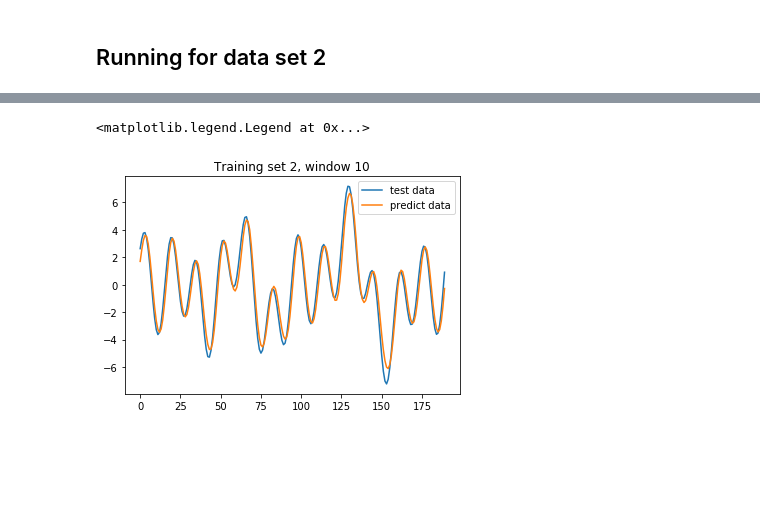
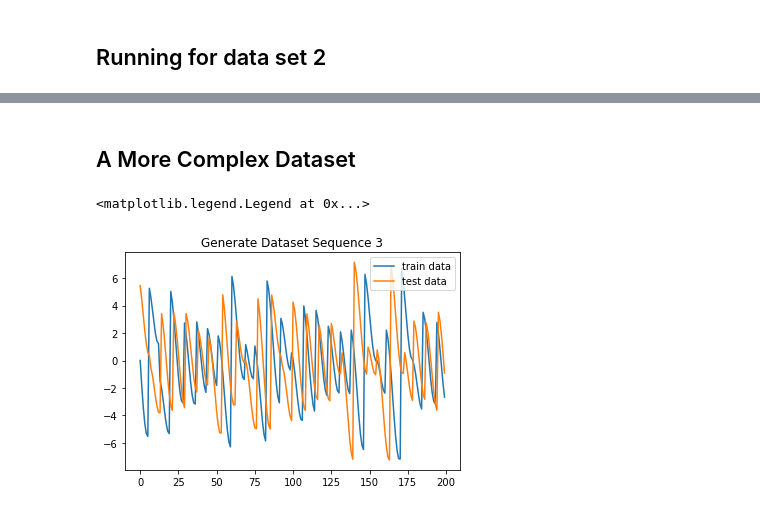
Before and after one commit to schumannc/RNN-with-python, a Jupyter notebook: 25.4 RNNs - Deep Learning Vol 2 From Basics to Practice (Glassner, Andrew).ipynb, the cells around one changed output, grey strips where cells are left out. Cells and saved outputs as stored; diff of their text form; code cells hidden in the pictures; blank space fills up the shorter version.

Commit message:
add more complexe data set

```diff
--- a/25.4 RNNs - Deep Learning Vol 2 From Basics to Practice (Glassner, Andrew).ipynb
+++ b/25.4 RNNs - Deep Learning Vol 2 From Basics to Practice (Glassner, Andrew).ipynb
@@ -209,8 +217,41 @@ inverse_y_test_predict = scaler.inverse_transform(y_test_predict.reshape((-1, 1)
+# %% [markdown]
+## A More Complex Dataset
+# %%
+def sum_of_upsloping_sines(size, d_theta, skip_steps, freqs, amps, phases):
+    """Similar to sum_of_sines(), but always sloping upwards
+    Params
+    ------
+    size: list of generate data
+    d_theta: step in radian between samples
+    skip_steps: determines the start of the sequence
+    freq, amps and phases shold be all at same lenght
+
+    Return
+    ------
+    numpy array
+    """
+    steps = np.array(range(size))
+    angles = (d_theta * (steps + skip_steps)).reshape((-1, 1))
+    amps, freqs, phases = np.array([amps] * size), np.array([freqs] * size), np.array([phases] * size)
+
+    y = amps * np.sin(freqs * (phases + angles))
+    y = np.sum(y, axis=1)
+
+    changes = y[1:] - y[:-1]
+
+    mask = np.where(changes < 0, 1, -1)
+
+    y[1:] *= mask
+
+    return y
+# %%
+train_seq3 = sum_of_upsloping_sines(200, .057, 0, [1.1, 1.7, 3.1, 7], [1, 2, 2, 3], [0, 0, 0, 0])
+test_seq3 = sum_of_upsloping_sines(200, .057, 400, [1.1, 1.7, 3.1, 7], [1, 2, 2, 3], [0, 0, 0, 0])
 # %%
-plt.title('Training set 2, window 10')
-plt.plot(inverse_y_test, label='test data')
-plt.plot(inverse_y_test_predict, label='predict data')
+plt.title('Generate Dataset Sequence 3')
+plt.plot(train_seq3, label='train data')
+plt.plot(test_seq3, label='test data')
 plt.legend(loc='upper right')
 # %% [output]
 <matplotlib.legend.Legend at 0x...>
-[figure, old version]
+[figure, new version]
```
Also changed, not shown: parts of 14 cells of this notebook.
